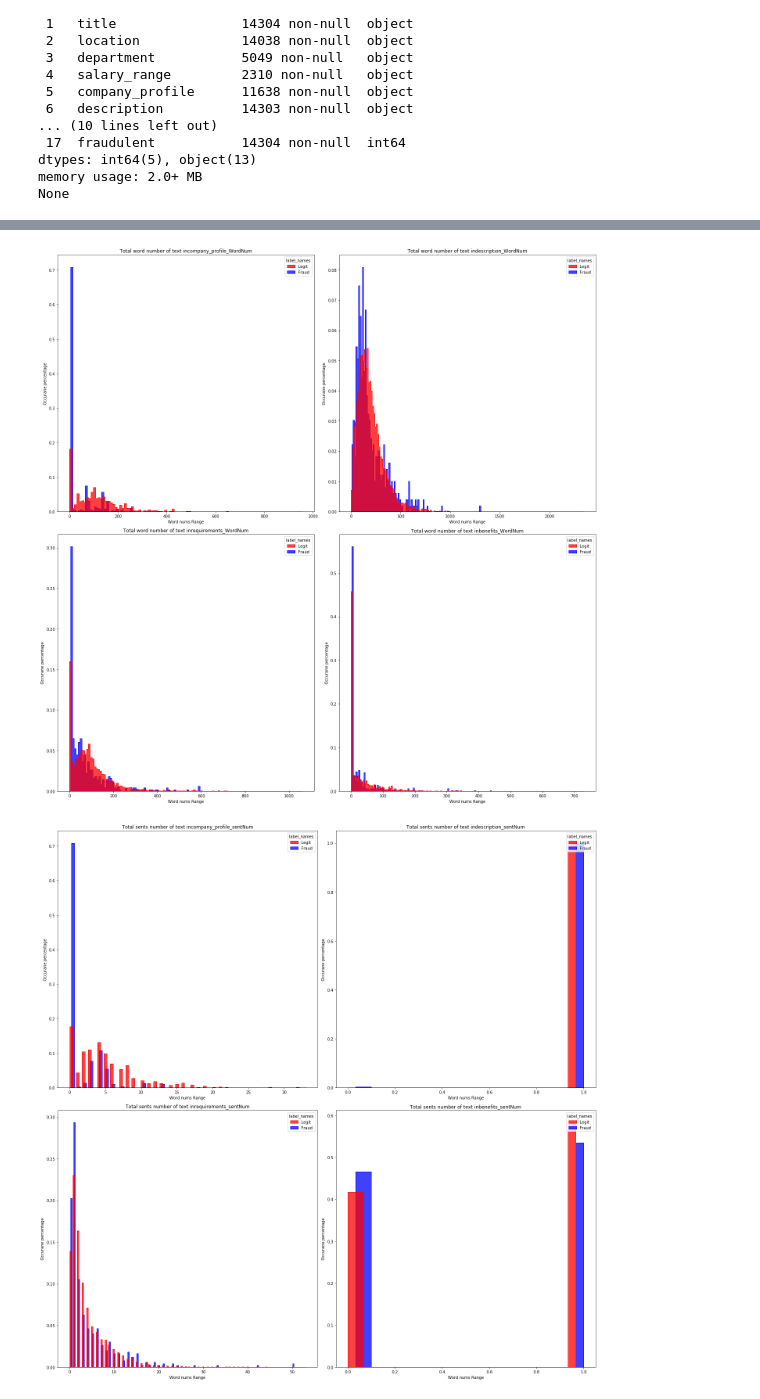
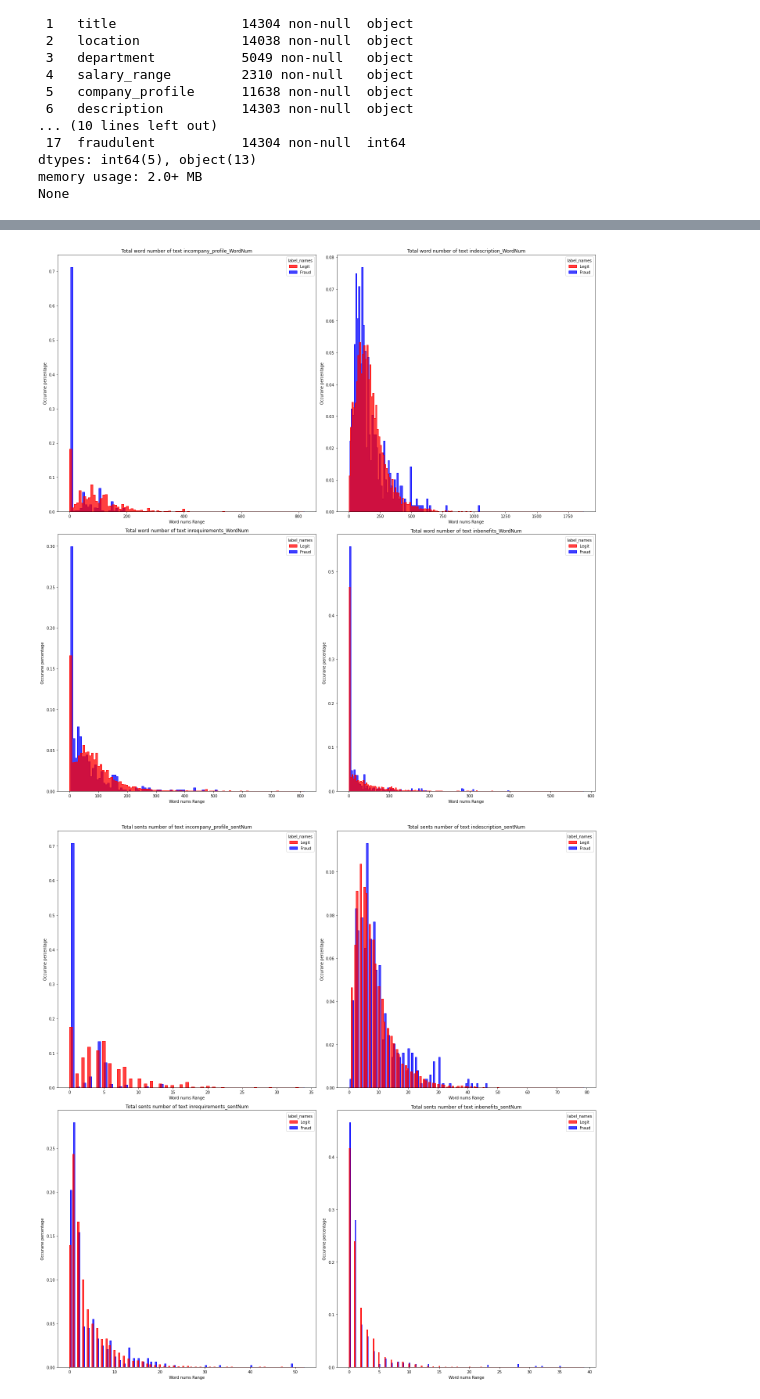
Before and after one commit to yinghao1019/orf_detect, a Jupyter notebook: process/DATA_EDA.ipynb, the cells around one changed output, grey strips where cells are left out. Drawn from its saved outputs; the diff is of its cells as text; code cells hidden in the pictures.

```diff
--- a/process/DATA_EDA.ipynb
+++ b/process/DATA_EDA.ipynb
@@ -185,16 +201,9 @@ df_text=df.select_dtypes(include='object')
 df_text=df_text.drop([c_name for c_name in df_text.columns if c_name not in htmlCol_names],axis=1)
 #combine label data
 df_text=pd.concat([df_text,df['label_names'].copy()],axis=1)
-#fill nan value
-df_text=df_text.fillna('')
 #text process in text columns
 for col in htmlCol_names:
-    df_text[col+'_clean']=df_text[col].apply(lambda x:remove_textNoise(x))
-#compute empty and non-empty info propotion on each target class
-for name in ['company_profile','requirements','benefits']:
-    #segmentation text
-    df_text[name+'_doc']=df_text[name+'_clean'].apply(lambda x:en_nlp(x) if x else '')
+  #text process
+  df_text[col+'_clean']=df_text[col].apply(lambda x:text_clean(x))
+  #segmentation text
+  df_text[col+'_doc']=df_text[col+'_clean'].apply(lambda x:en_nlp(x) if x else '')
-# %%
-#segmentation text
-with en_nlp.disable_pipes('ner'):
-    df_text.loc[:6176,'description_doc']=df_text.loc[:6176,'description_clean'].apply(lambda x:en_nlp(x) if x else '')
@@ -203,9 +210,8 @@ OutOfMemoryError: Out of memory allocating 2,084,864 bytes (allocated so far: 1,
-# %%
-#segmentation text
-with en_nlp.disable_pipes('ner'):
-    df_text.loc[6177:,'description_doc']=df_text.loc[6177:,'description_clean'].apply(lambda x:en_nlp(x) if x else '')
 # %%
 #create  text Num for each columns(company_profile,job_description,requirement,benefit)
 for c_name in htmlCol_names:
-    df_text[c_name+'_WordNum']=df_text[c_name+'_doc'].apply(lambda x:len(x))
-    df_text[c_name+'_sentNum']=df_text[c_name+'_doc'].apply(lambda x:len([s.text for s in x.sents]) if x else 0)
+  df_text[c_name+'_link_counts']=df_text[c_name+'_clean'].apply(lambda x:count_links(x))
+  df_text[c_name+'_tokenized']=df_text[c_name+'_doc'].apply(lambda x:doc_process(x) if x else [])
+  df_text[c_name+'_WordNum']=df_text[c_name+'_tokenized'].apply(lambda x:len([w for sent in x for w in sent]))
+  df_text[c_name+'_sentNum']=df_text[c_name+'_doc'].apply(lambda x:len([s.text for s in x.sents]) if x else 0)
+  df_text[c_name+'_posNum']=df_text[c_name+'_doc'].apply(lambda x:len([t.tag_ for t in x if t.tag_.startswith(('J','RB'))]) if x else 0)
@@ -273,7 +279,9 @@ Name: benefits_sentNum, dtype: float64
 # %%
 #display hitsogram bar plot for each wordNum columns(company_profile,job_description,requirement,benefit)
 FreqHistPlot(df_text,[c_name+'_WordNum' for c_name in htmlCol_names],'Total word number of text in')
 FreqHistPlot(df_text,[c_name+'_sentNum' for c_name in htmlCol_names],'Total sents number of text in')
+FreqHistPlot(df_text,[c_name+'_link_counts' for c_name in htmlCol_names],'Total links number of text in')
+FreqHistPlot(df_text,[c_name+'_posNum' for c_name in htmlCol_names],'Total adj,adv nums of text in')
 # %% [output]
-[figure, old version]
+[figure, new version]
-[figure, old version]
+[figure, new version]
```
Also changed, not shown: parts of 25 cells of this notebook, 1 other file.
